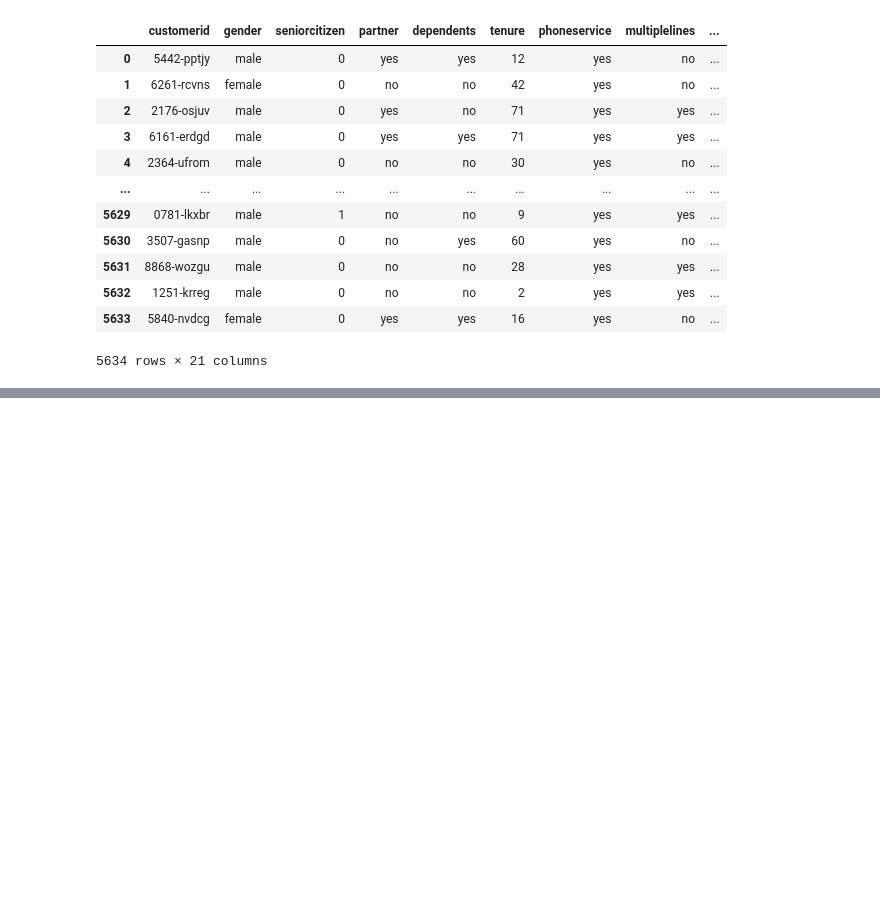
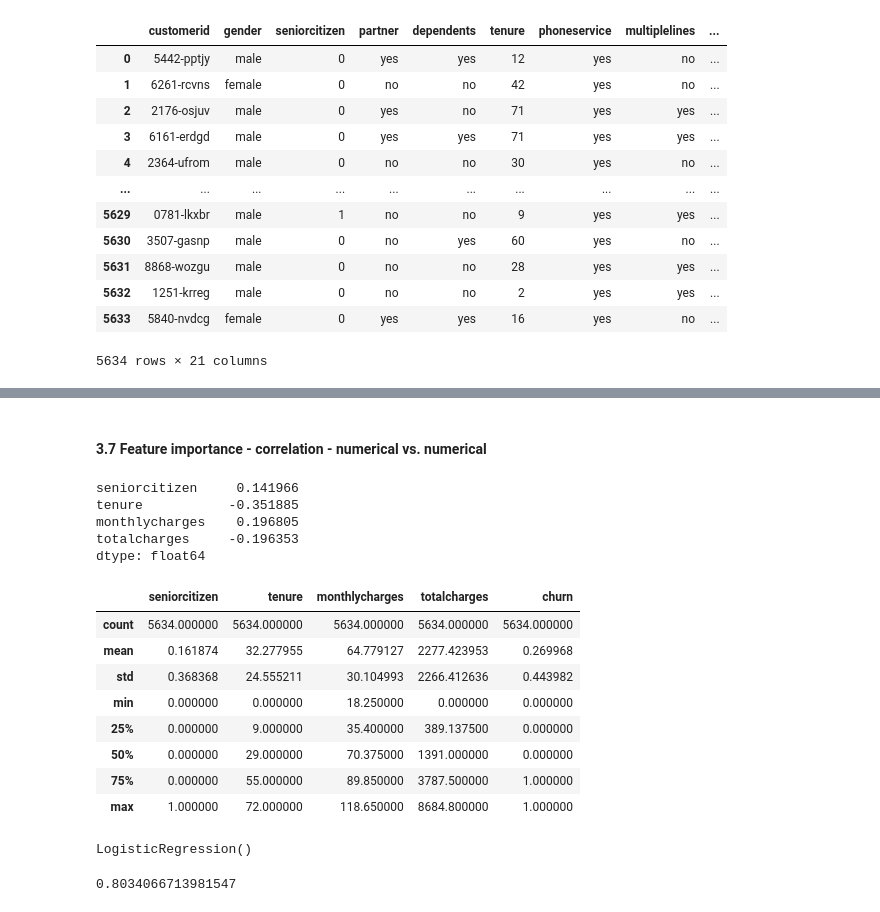
Before and after one commit to BestAnalystNA/machine-learning-zoomcamp, a Jupyter notebook: 03-classification/LiveCoding_14Oct2023.ipynb, the cells around one changed output, grey strips where cells are left out. Saved outputs shown, nothing was run; the diff lists cells and outputs as text; code cells hidden in the pictures; blank space fills up the shorter version.

```diff
--- a/03-classification/LiveCoding_14Oct2023.ipynb
+++ b/03-classification/LiveCoding_14Oct2023.ipynb
@@ -305,0 +400,4 @@ df_full_train
+# %% [markdown]
+#### 3.7 Feature importance - correlation - numerical vs. numerical
+# %%
+df_num = df_full_train.select_dtypes(include=['float64','int64','int32'])
@@ -305,0 +407,20 @@ df_full_train
+# %%
+df_num[x].corrwith(df_num.churn)
+# %% [output]
+seniorcitizen     0.141966
+tenure           -0.351885
+monthlycharges    0.196805
+totalcharges     -0.196353
+dtype: float64
+# %%
+df_num.describe()
+# %% [output]
+|  | seniorcitizen | tenure | monthlycharges | totalcharges | churn |
+| count | 5634.000000 | 5634.000000 | 5634.000000 | 5634.000000 | 5634.000000 |
+| mean | 0.161874 | 32.277955 | 64.779127 | 2277.423953 | 0.269968 |
+| std | 0.368368 | 24.555211 | 30.104993 | 2266.412636 | 0.443982 |
+| min | 0.000000 | 0.000000 | 18.250000 | 0.000000 | 0.000000 |
+| 25% | 0.000000 | 9.000000 | 35.400000 | 389.137500 | 0.000000 |
+| 50% | 0.000000 | 29.000000 | 70.375000 | 1391.000000 | 0.000000 |
+| 75% | 0.000000 | 55.000000 | 89.850000 | 3787.500000 | 1.000000 |
+| max | 1.000000 | 72.000000 | 118.650000 | 8684.800000 | 1.000000 |
@@ -305,0 +461,9 @@ df_full_train
+# %%
+model.fit(X_train, y_train)
+# %% [output]
+LogisticRegression()
+# %%
+y_pred = model.predict(X_val)
+np.mean(y_pred==y_val)
+# %% [output]
+0.8034066713981547
```
Also changed, not shown: parts of 16 cells of this notebook, 2 other files.
